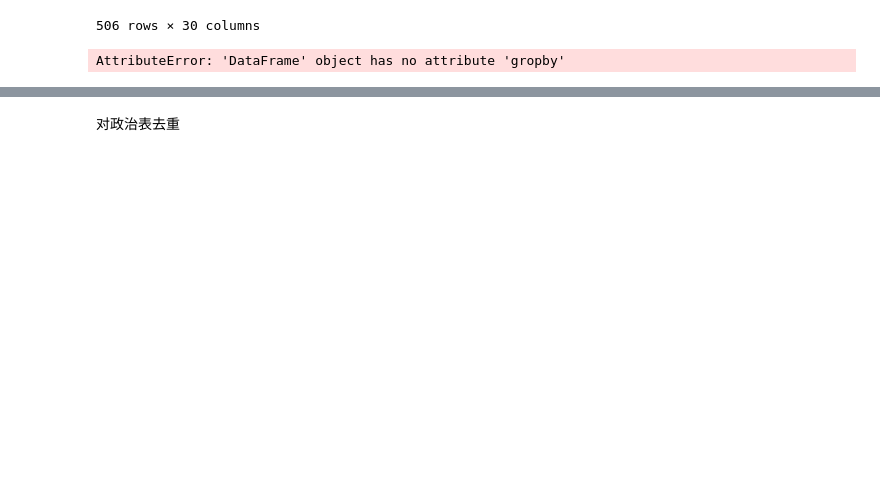
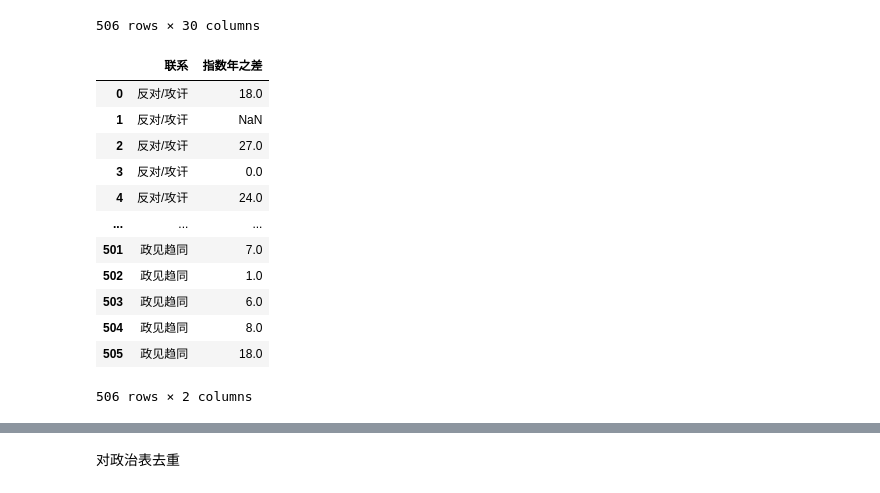
Before and after one commit to AI119/opupupuo, a Jupyter notebook: Numpy & Pandas/2023.4.14宋朝上课练习.ipynb, the cells around one changed output, grey strips where cells are left out. Cells and saved outputs as stored; diff of their text form; code cells hidden in the pictures; blank space fills up the shorter version.

```diff
--- a/Numpy & Pandas/2023.4.14宋朝上课练习.ipynb
+++ b/Numpy & Pandas/2023.4.14宋朝上课练习.ipynb
@@ -3,6 +3,6 @@ import pandas as pd
 import matplotlib.pyplot as plt
 import numpy as np
 
-df1 = pd.read_csv('Numpy & Pandas/officer_kinship_song.csv')
-df2 = pd.read_csv('Numpy & Pandas/officer_relationship_song.csv')
+df1 = pd.read_csv('./data/officer_kinship_song.csv')
+df2 = pd.read_csv('./data/officer_relationship_song.csv')
 # %%
@@ -114,8 +130,20 @@ df2
 506 rows × 30 columns
 # %%
 data3 = df2[['联系', '指数年之差']]
-data3.gropby()
+data3
 # %% [output]
+|  | 联系 | 指数年之差 |
+| 0 | 反对/攻讦 | 18.0 |
+| 1 | 反对/攻讦 | NaN |
+| 2 | 反对/攻讦 | 27.0 |
+| 3 | 反对/攻讦 | 0.0 |
+| 4 | 反对/攻讦 | 24.0 |
+| ... | ... | ... |
+| 501 | 政见趋同 | 7.0 |
+| 502 | 政见趋同 | 1.0 |
+| 503 | 政见趋同 | 6.0 |
+| 504 | 政见趋同 | 8.0 |
+| 505 | 政见趋同 | 18.0 |
-AttributeError: 'DataFrame' object has no attribute 'gropby'
+506 rows × 2 columns
 # %%
 df2.columns
```
Also changed, not shown: parts of 24 cells of this notebook, 1 other file.
